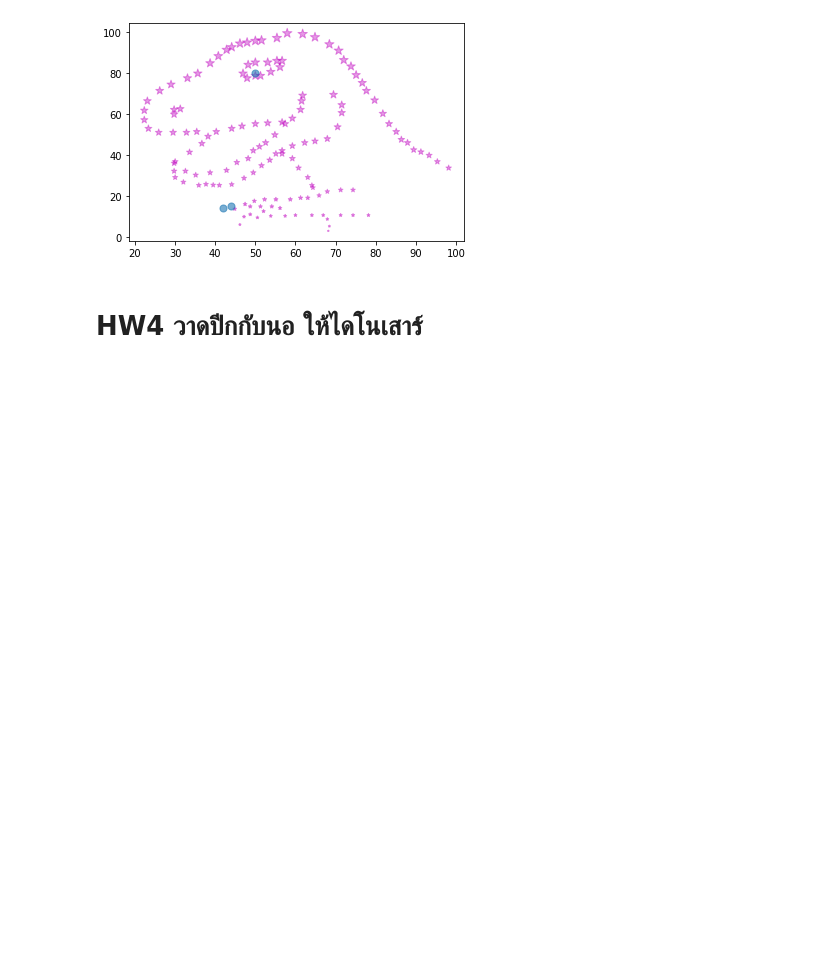
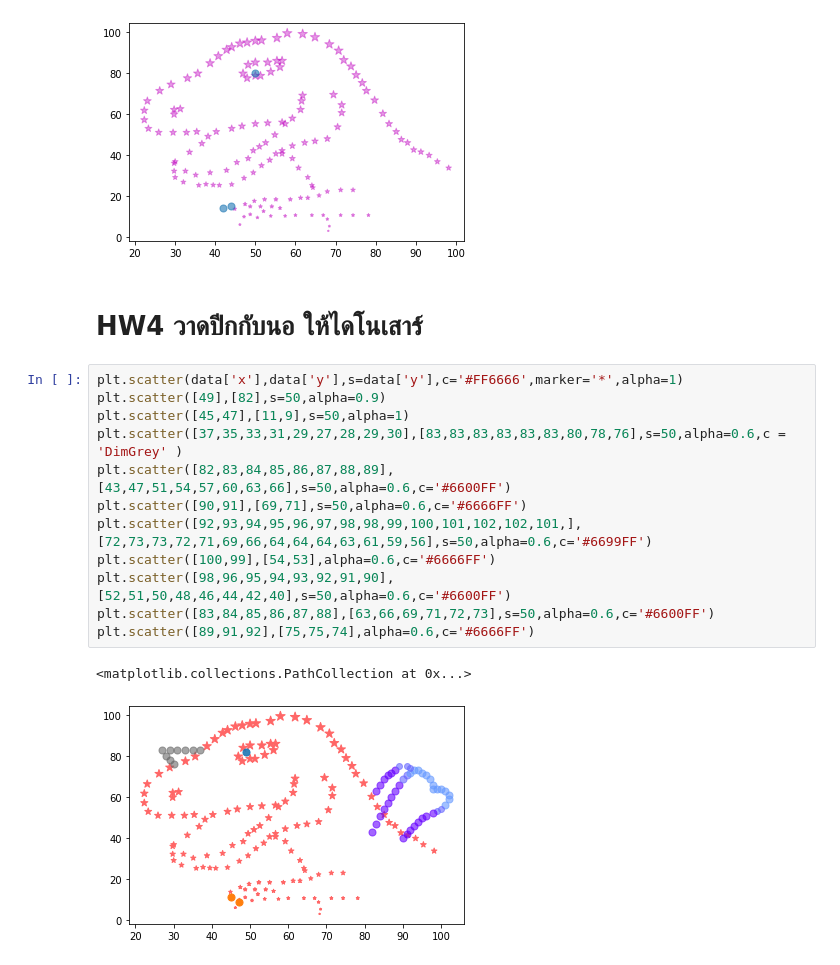
Before and after one commit to PondKann/KKU_data_mining, a Jupyter notebook: Data102.ipynb, the cells around one changed output. Drawn from its saved outputs; the diff is of its cells as text; blank space fills up the shorter version.

```diff
--- a/Data102.ipynb
+++ b/Data102.ipynb
@@ -139,3 +139,18 @@ plt.scatter([44,42,50],[15,14,80],s=50,alpha=0.6)
 [figure]
 # %% [markdown]
 # HW4 วาดปีกกับนอ ให้ไดโนเสาร์
+# %%
+plt.scatter(data['x'],data['y'],s=data['y'],c='#FF6666',marker='*',alpha=1)
+plt.scatter([49],[82],s=50,alpha=0.9)
+plt.scatter([45,47],[11,9],s=50,alpha=1)
+plt.scatter([37,35,33,31,29,27,28,29,30],[83,83,83,83,83,83,80,78,76],s=50,alpha=0.6,c = 'DimGrey' )
+plt.scatter([82,83,84,85,86,87,88,89],[43,47,51,54,57,60,63,66],s=50,alpha=0.6,c='#6600FF')
+plt.scatter([90,91],[69,71],s=50,alpha=0.6,c='#6666FF')
+plt.scatter([92,93,94,95,96,97,98,98,99,100,101,102,102,101,],[72,73,73,72,71,69,66,64,64,64,63,61,59,56],s=50,alpha=0.6,c='#6699FF')
+plt.scatter([100,99],[54,53],alpha=0.6,c='#6666FF')
+plt.scatter([98,96,95,94,93,92,91,90],[52,51,50,48,46,44,42,40],s=50,alpha=0.6,c='#6600FF')
+plt.scatter([83,84,85,86,87,88],[63,66,69,71,72,73],s=50,alpha=0.6,c='#6600FF')
+plt.scatter([89,91,92],[75,75,74],alpha=0.6,c='#6666FF')
+# %% [output]
+<matplotlib.collections.PathCollection at 0x...>
+[figure, added]
```
